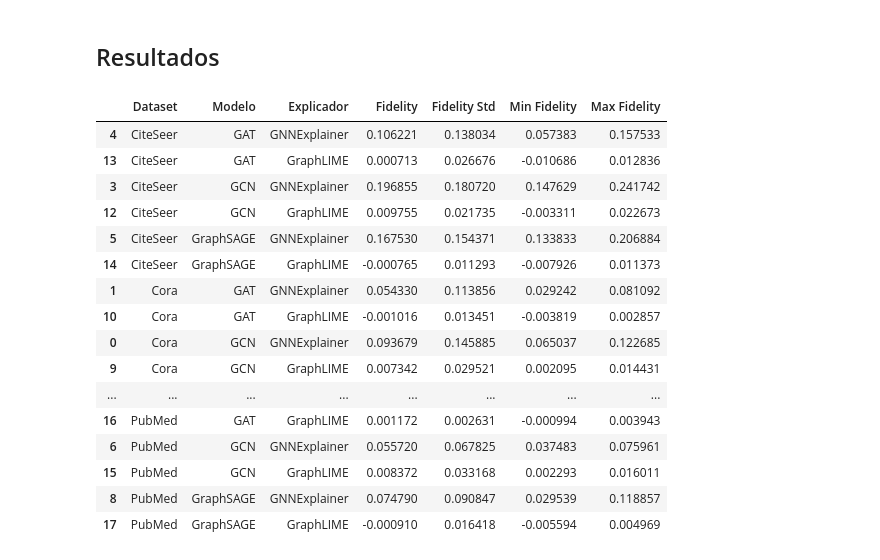
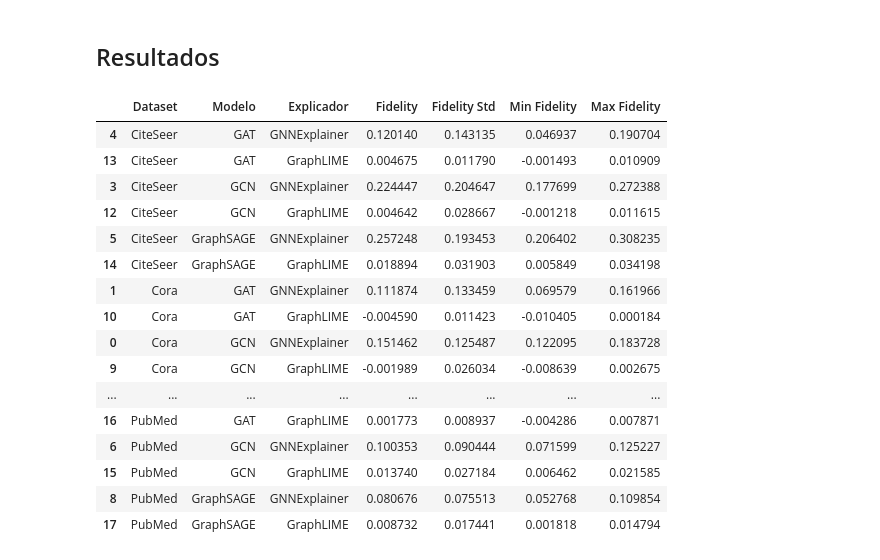
Before and after one commit to J0hnV1ct0r/Tabalho-Final-XAI, a Jupyter notebook: trabalho_final_xai.ipynb, the cells around one changed output. Drawn from its saved outputs; the diff is of its cells as text; code cells hidden in the pictures.

```diff
--- a/trabalho_final_xai.ipynb
+++ b/trabalho_final_xai.ipynb
@@ -4412,64 +5167,64 @@ fidelity_pubmed_graphsage_graphlime
 # %% [markdown]
 ## Resultados
 # %%
-all_results_fidelity_gnnexplainer = {
+all_results_fidelity_gnnexplainerV2 = {
 
     "Cora_GCN":
-        fidelity_cora_gcn,
+        fidelity_cora_gcnV2,
 
     "Cora_GAT":
-        fidelity_cora_gat,
+        fidelity_cora_gatV2,
 
     "Cora_GraphSAGE":
-        fidelity_cora_graphsage,
+        fidelity_cora_graphsageV2,
 
     "CiteSeer_GCN":
-        fidelity_cite_seer_gcn,
+        fidelity_cite_seer_gcnV2,
 
     "CiteSeer_GAT":
-        fidelity_cite_seer_gat,
+        fidelity_cite_seer_gatV2,
 
     "CiteSeer_GraphSAGE":
-        fidelity_cite_seer_graphsage,
+        fidelity_cite_seer_graphsageV2,
 
     "PubMed_GCN":
-        fidelity_pubmed_gcn,
+        fidelity_pubmed_gcnV2,
 
     "PubMed_GAT":
-        fidelity_pubmed_gat,
+        fidelity_pubmed_gatV2,
 
     "PubMed_GraphSAGE":
-        fidelity_pubmed_graphsage
+        fidelity_pubmed_graphsageV2
 }
 # %%
-all_results_fidelity_graphlime = {
+all_results_fidelity_graphlimeV2 = {
 
     "Cora_GCN":
-        fidelity_cora_gcn_graphlime,
+        fidelity_cora_gcn_graphlimeV2,
 
     "Cora_GAT":
-        fidelity_cora_gat_graphlime,
+        fidelity_cora_gat_graphlimeV2,
 
     "Cora_GraphSAGE":
-        fidelity_cora_graphsage_graphlime,
+        fidelity_cora_graphsage_graphlimeV2,
 
     "CiteSeer_GCN":
-        fidelity_cite_seer_gcn_graphlime,
+        fidelity_cite_seer_gcn_graphlimeV2,
 
     "CiteSeer_GAT":
-        fidelity_cite_seer_gat_graphlime,
+        fidelity_cite_seer_gat_graphlimeV2,
 
     "CiteSeer_GraphSAGE":
-        fidelity_cite_seer_graphsage_graphlime,
+        fidelity_cite_seer_graphsage_graphlimeV2,
 
     "PubMed_GCN":
-        fidelity_pubmed_gcn_graphlime,
+        fidelity_pubmed_gcn_graphlimeV2,
 
     "PubMed_GAT":
-        fidelity_pubmed_gat_graphlime,
+        fidelity_pubmed_gat_graphlimeV2,
 
     "PubMed_GraphSAGE":
-        fidelity_pubmed_graphsage_graphlime
+        fidelity_pubmed_graphsage_graphlimeV2
 }
 # %%
 import pickle
@@ -4489,10 +5244,10 @@ summary_rows = []
 for explainer_name, results in {
 
     "GNNExplainer":
-        all_results_fidelity_gnnexplainer,
+        all_results_fidelity_gnnexplainerV2,
 
     "GraphLIME":
-        all_results_fidelity_graphlime
+        all_results_fidelity_graphlimeV2
 
 }.items():
 
@@ -4506,48 +5261,48 @@ for explainer_name, results in {
 
             "Modelo": model,
 
             "Explicador": explainer_name,
 
             "Fidelity":
                 df["mean_fidelity"].mean(),
 
             "Fidelity Std":
                 df["mean_fidelity"].std(),
 
             "Min Fidelity":
                 df["min_fidelity"].mean(),
 
             "Max Fidelity":
                 df["max_fidelity"].mean()
 
         })
 
 fidelity_summary_df = pd.DataFrame(
     summary_rows
 )
 
 fidelity_summary_df = fidelity_summary_df.sort_values(
     ["Dataset", "Modelo", "Explicador"]
 )
 
 fidelity_summary_df
 # %% [output]
 |  | Dataset | Modelo | Explicador | Fidelity | Fidelity Std | Min Fidelity | Max Fidelity |
-| 4 | CiteSeer | GAT | GNNExplainer | 0.106221 | 0.138034 | 0.057383 | 0.157533 |
-| 13 | CiteSeer | GAT | GraphLIME | 0.000713 | 0.026676 | -0.010686 | 0.012836 |
-| 3 | CiteSeer | GCN | GNNExplainer | 0.196855 | 0.180720 | 0.147629 | 0.241742 |
-| 12 | CiteSeer | GCN | GraphLIME | 0.009755 | 0.021735 | -0.003311 | 0.022673 |
-| 5 | CiteSeer | GraphSAGE | GNNExplainer | 0.167530 | 0.154371 | 0.133833 | 0.206884 |
-| 14 | CiteSeer | GraphSAGE | GraphLIME | -0.000765 | 0.011293 | -0.007926 | 0.011373 |
-| 1 | Cora | GAT | GNNExplainer | 0.054330 | 0.113856 | 0.029242 | 0.081092 |
-| 10 | Cora | GAT | GraphLIME | -0.001016 | 0.013451 | -0.003819 | 0.002857 |
-| 0 | Cora | GCN | GNNExplainer | 0.093679 | 0.145885 | 0.065037 | 0.122685 |
-| 9 | Cora | GCN | GraphLIME | 0.007342 | 0.029521 | 0.002095 | 0.014431 |
+| 4 | CiteSeer | GAT | GNNExplainer | 0.120140 | 0.143135 | 0.046937 | 0.190704 |
+| 13 | CiteSeer | GAT | GraphLIME | 0.004675 | 0.011790 | -0.001493 | 0.010909 |
+| 3 | CiteSeer | GCN | GNNExplainer | 0.224447 | 0.204647 | 0.177699 | 0.272388 |
+| 12 | CiteSeer | GCN | GraphLIME | 0.004642 | 0.028667 | -0.001218 | 0.011615 |
+| 5 | CiteSeer | GraphSAGE | GNNExplainer | 0.257248 | 0.193453 | 0.206402 | 0.308235 |
+| 14 | CiteSeer | GraphSAGE | GraphLIME | 0.018894 | 0.031903 | 0.005849 | 0.034198 |
+| 1 | Cora | GAT | GNNExplainer | 0.111874 | 0.133459 | 0.069579 | 0.161966 |
+| 10 | Cora | GAT | GraphLIME | -0.004590 | 0.011423 | -0.010405 | 0.000184 |
+| 0 | Cora | GCN | GNNExplainer | 0.151462 | 0.125487 | 0.122095 | 0.183728 |
+| 9 | Cora | GCN | GraphLIME | -0.001989 | 0.026034 | -0.008639 | 0.002675 |
 | ... | ... | ... | ... | ... | ... | ... | ... |
-| 16 | PubMed | GAT | GraphLIME | 0.001172 | 0.002631 | -0.000994 | 0.003943 |
-| 6 | PubMed | GCN | GNNExplainer | 0.055720 | 0.067825 | 0.037483 | 0.075961 |
-| 15 | PubMed | GCN | GraphLIME | 0.008372 | 0.033168 | 0.002293 | 0.016011 |
-| 8 | PubMed | GraphSAGE | GNNExplainer | 0.074790 | 0.090847 | 0.029539 | 0.118857 |
-| 17 | PubMed | GraphSAGE | GraphLIME | -0.000910 | 0.016418 | -0.005594 | 0.004969 |
+| 16 | PubMed | GAT | GraphLIME | 0.001773 | 0.008937 | -0.004286 | 0.007871 |
+| 6 | PubMed | GCN | GNNExplainer | 0.100353 | 0.090444 | 0.071599 | 0.125227 |
+| 15 | PubMed | GCN | GraphLIME | 0.013740 | 0.027184 | 0.006462 | 0.021585 |
+| 8 | PubMed | GraphSAGE | GNNExplainer | 0.080676 | 0.075513 | 0.052768 | 0.109854 |
+| 17 | PubMed | GraphSAGE | GraphLIME | 0.008732 | 0.017441 | 0.001818 | 0.014794 |
 # %%
 fidelity_summary_df.to_csv(
```
Also changed, not shown: parts of 271 cells of this notebook.
